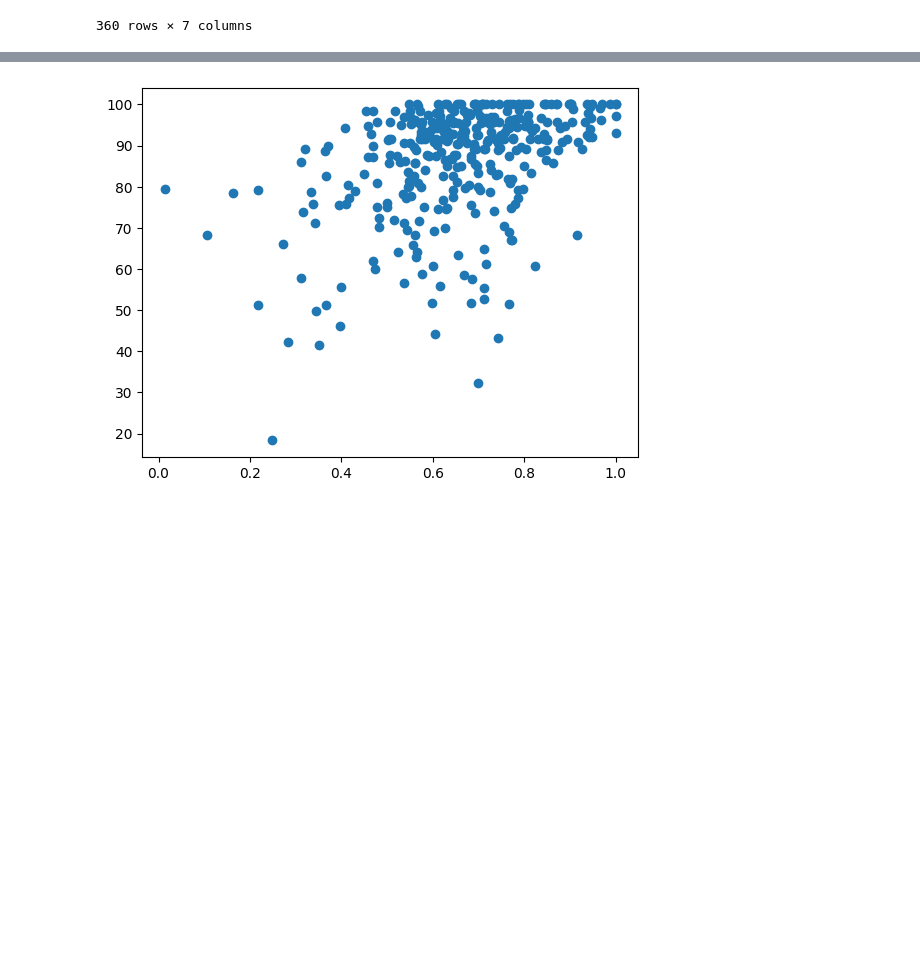
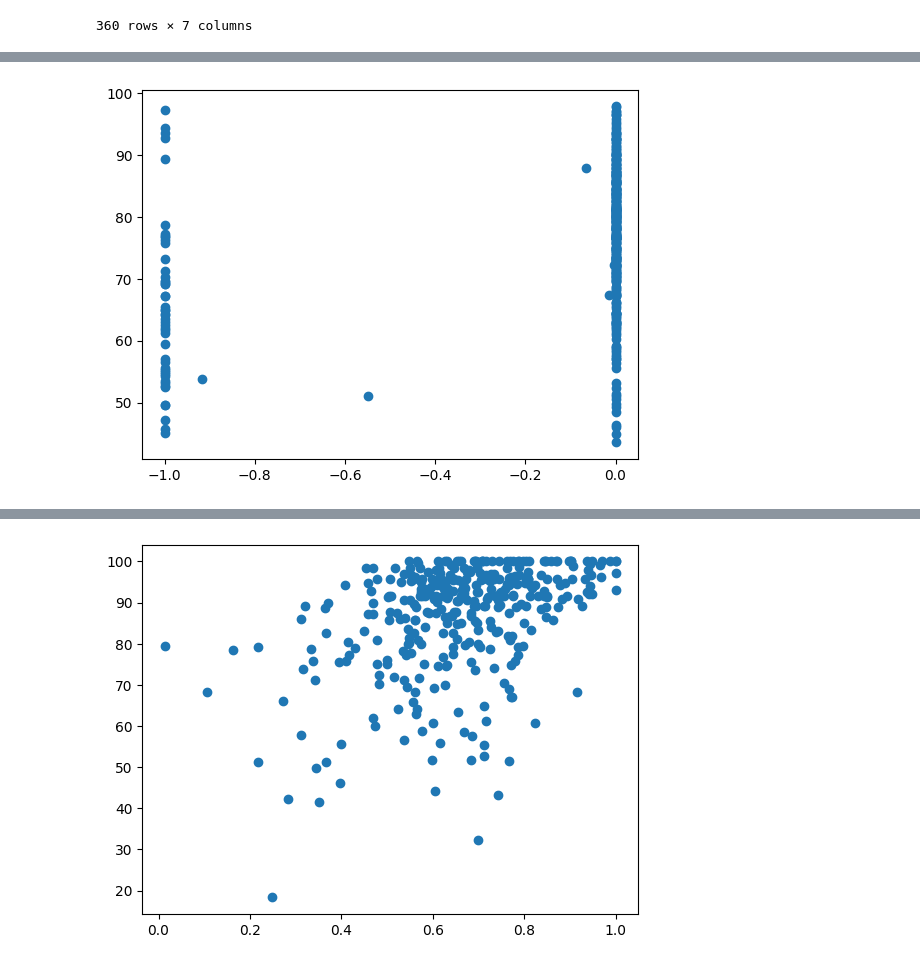
Before and after one commit to bjoernengelmann/BATS, a Jupyter notebook: workspace/lf_evaluation.ipynb, the cells around one changed output, grey strips where cells are left out. Saved outputs shown, nothing was run; the diff lists cells and outputs as text; code cells hidden in the pictures; blank space fills up the shorter version.

```diff
--- a/workspace/lf_evaluation.ipynb
+++ b/workspace/lf_evaluation.ipynb
@@ -201,0 +327,8 @@ plt.show()
+# %%
+x = np.array(df_simpeval["BATS_label_simp"].to_list())
+y = np.array(df_simpeval["simplicityScore"].to_list())
+
+plt.scatter(x, y)
+plt.show()
+# %% [output]
+[figure, added]
```
Also changed, not shown: parts of 36 cells of this notebook.
